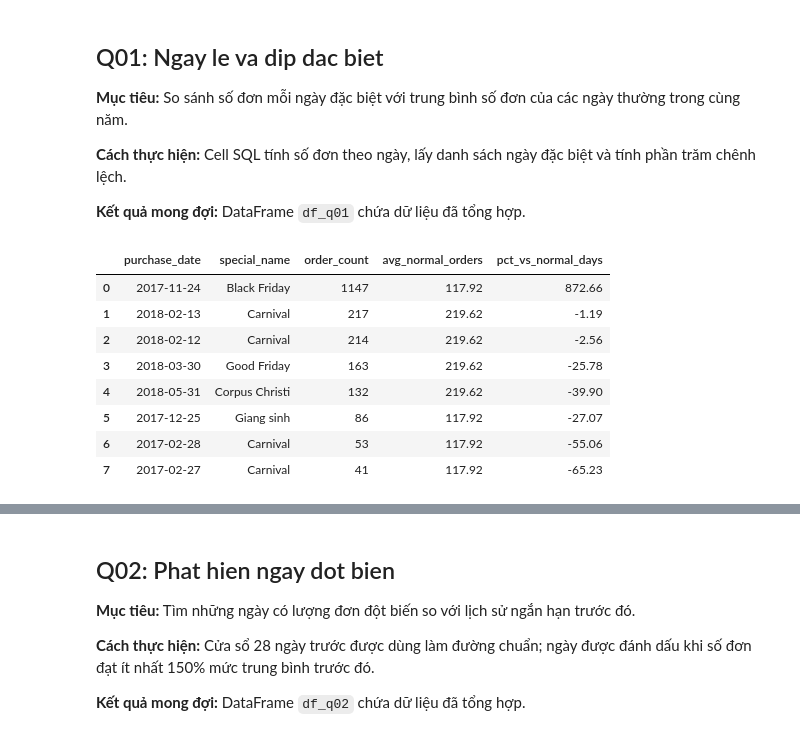
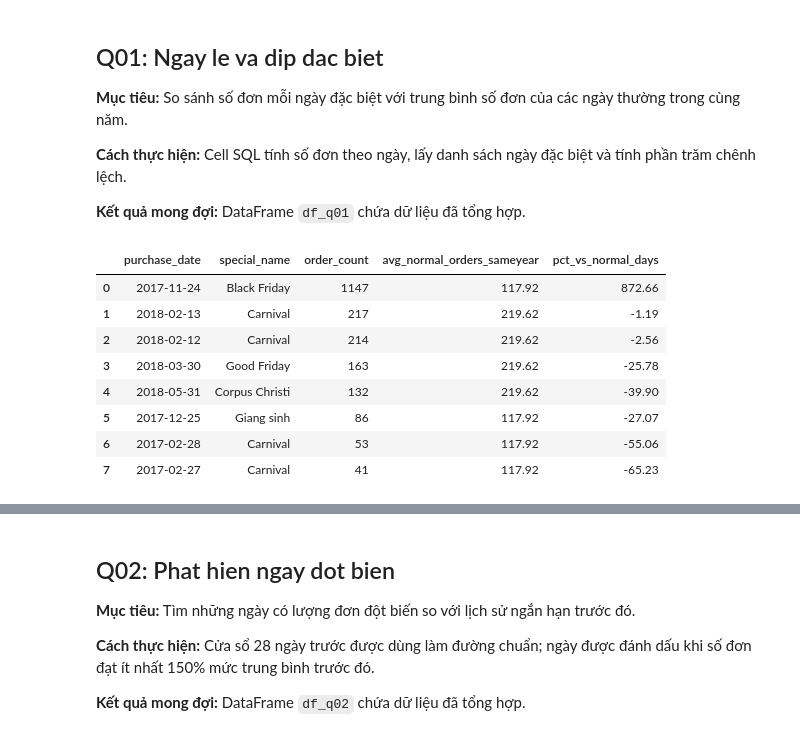
Before and after one commit to TrungTayNA/ADY291c-AI2107-Group2, a Jupyter notebook: Notebooks/03_analysis_SQL.ipynb, the cells around one changed output, grey strips where cells are left out. Drawn from its saved outputs; the diff is of its cells as text; code cells hidden in the pictures.

Commit message:
Refactor analysis notebook: update execution counts, rename columns, and add conclusions for each query. Enhance clarity for next steps in Python exploration.

```diff
--- a/Notebooks/03_analysis_SQL.ipynb
+++ b/Notebooks/03_analysis_SQL.ipynb
@@ -124,35 +123,35 @@ WITH special_dates(special_date, special_name) AS (
         ('2018-11-23','Black Friday'), ('2018-12-25','Giang sinh')
 ),
 daily_orders AS (
     SELECT date(order_purchase_timestamp) AS purchase_date,
            COUNT(DISTINCT order_id) AS order_count
     FROM orders
     GROUP BY date(order_purchase_timestamp)
 ),
 normal_by_year AS (
     SELECT substr(purchase_date, 1, 4) AS purchase_year,
            AVG(order_count) AS avg_order_count
     FROM daily_orders
     WHERE purchase_date NOT IN (SELECT special_date FROM special_dates)
     GROUP BY substr(purchase_date, 1, 4)
 )
 SELECT d.purchase_date,
        s.special_name,
        d.order_count,
-       ROUND(n.avg_order_count, 2) AS avg_normal_orders,
+       ROUND(n.avg_order_count, 2) AS avg_normal_orders_sameyear,
        ROUND(100.0 * (d.order_count - n.avg_order_count)
              / NULLIF(n.avg_order_count, 0), 2) AS pct_vs_normal_days
 FROM daily_orders d
 JOIN special_dates s ON s.special_date = d.purchase_date
 JOIN normal_by_year n
   ON n.purchase_year = substr(d.purchase_date, 1, 4)
 ORDER BY d.order_count DESC, d.purchase_date;
 """
 
 df_q01 = pd.read_sql_query(q01, conn)
 df_q01
 # %% [output]
-|  | purchase_date | special_name | order_count | avg_normal_orders | pct_vs_normal_days |
+|  | purchase_date | special_name | order_count | avg_normal_orders_sameyear | pct_vs_normal_days |
 | 0 | 2017-11-24 | Black Friday | 1147 | 117.92 | 872.66 |
 | 1 | 2018-02-13 | Carnival | 217 | 219.62 | -1.19 |
 | 2 | 2018-02-12 | Carnival | 214 | 219.62 | -2.56 |
```
Also changed, not shown: parts of 13 cells of this notebook.
